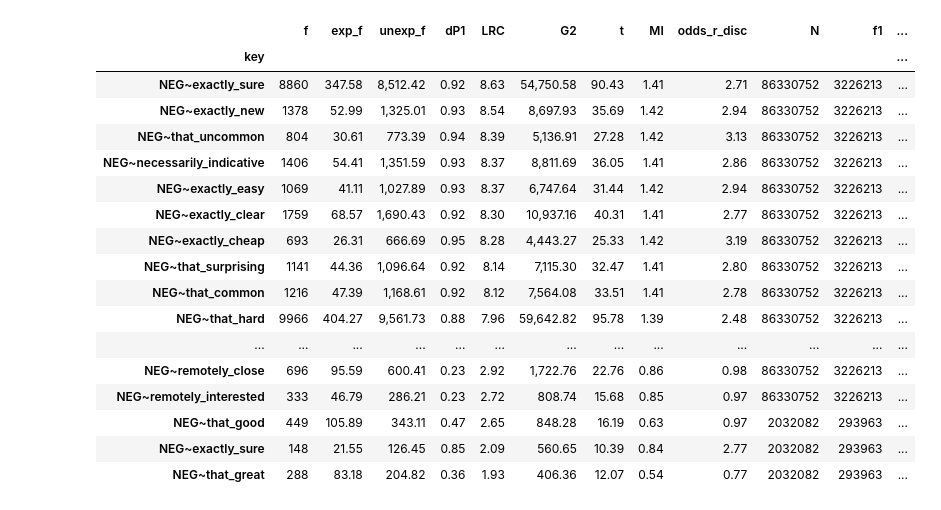
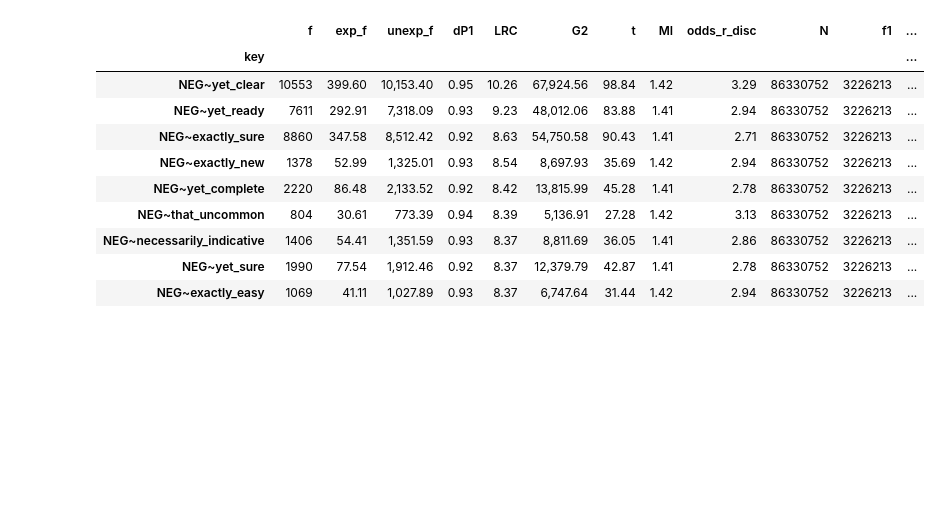
Before and after one commit to AndreaTheLinguist/sanpi, a Jupyter notebook: notebooks/top_NEGadv_bigram-polarity.ipynb, the cells around one changed output. Cells and saved outputs as stored; diff of their text form; code cells hidden in the pictures; blank space fills up the shorter version.

```diff
--- a/notebooks/top_NEGadv_bigram-polarity.ipynb
+++ b/notebooks/top_NEGadv_bigram-polarity.ipynb
@@ -3,18 +3,30 @@ from pathlib import Path
 
 import pandas as pd
 
+from source.utils import POST_PROC_DIR, print_md_table
+from source.utils.associate import AM_DF_DIR, TOP_AM_DIR, adjust_assoc_columns
+from source.utils.general import PKL_SUFF, confirm_dir, timestamp_today
 from source.utils.sample import sample_pickle as sp
-from source.utils.associate import AM_DF_DIR, TOP_AM_DIR, adjust_assoc_columns
-from source.utils import POST_PROC_DIR
 
-K = 5
-DATE='2024-05-15'
+K = 9
+DATE = timestamp_today()
 FOCUS = adjust_assoc_columns(['f', 'E11', 'unexpected_f', 'unexpected_abs_sqrt',
-         'am_p1_given2', 'conservative_log_ratio',
-         'am_log_likelihood', 't_score',
-         'mutual_information', 'am_odds_ratio_disc',
-         'N', 'f1', 'f2', 'l1', 'l2'])
-NEG_HITS_PATH = POST_PROC_DIR.joinpath('RBdirect/trigger-bigrams_thr0-001p.35f.pkl.gz')
-ALL_HITS_SAMPLE = TOP_AM_DIR.joinpath('top8adv_sample-5-hit-tables_2024-05-13.pkl.gz')
+                              'am_p1_given2', 'conservative_log_ratio',
+                              'am_log_likelihood', 't_score',
+                              'mutual_information', 'am_odds_ratio_disc',
+                              'N', 'f1', 'f2', 'l1', 'l2'])
 pd.set_option("display.float_format", '{:,.2f}'.format)
 pd.set_option("display.max_colwidth", 80)
+
+NEG_HITS_PATH = POST_PROC_DIR.joinpath(
+    'RBdirect/trigger-bigrams_thr0-001p.35f.pkl.gz')
+adv_am = []
+while not any(adv_am):
+    try:
+        adv_am = pd.read_csv(
+            TOP_AM_DIR / f'Top{K}_NEG-ADV_combined.35f-7c_{DATE}.csv').set_index('adv')
+    except FileNotFoundError:
+        DATE = DATE[:-1]+str(int(DATE[-1])-1)
+
+ALL_HITS_SAMPLE = TOP_AM_DIR.joinpath(
+    f'top{K}adv_sample-{K}-hit-tables_{DATE}.pkl.gz')
@@ -37,23 +53,16 @@ adv_am
 # %%
 load_path = TOP_AM_DIR / f'Top{K}_NEG-ADV_top-bigrams.{DATE}.csv'
 bigram_am = pd.read_csv(load_path).set_index('key')
-bigram_am
+bigram_am.nlargest(K, 'LRC')
 # %% [output]
 |  | f | exp_f | unexp_f | dP1 | LRC | G2 | t | MI | odds_r_disc | N | f1 | ... |
 | key |  |  |  |  |  |  |  |  |  |  |  | ... |
+| NEG~yet_clear | 10553 | 399.60 | 10,153.40 | 0.95 | 10.26 | 67,924.56 | 98.84 | 1.42 | 3.29 | 86330752 | 3226213 | ... |
+| NEG~yet_ready | 7611 | 292.91 | 7,318.09 | 0.93 | 9.23 | 48,012.06 | 83.88 | 1.41 | 2.94 | 86330752 | 3226213 | ... |
 | NEG~exactly_sure | 8860 | 347.58 | 8,512.42 | 0.92 | 8.63 | 54,750.58 | 90.43 | 1.41 | 2.71 | 86330752 | 3226213 | ... |
 | NEG~exactly_new | 1378 | 52.99 | 1,325.01 | 0.93 | 8.54 | 8,697.93 | 35.69 | 1.42 | 2.94 | 86330752 | 3226213 | ... |
+| NEG~yet_complete | 2220 | 86.48 | 2,133.52 | 0.92 | 8.42 | 13,815.99 | 45.28 | 1.41 | 2.78 | 86330752 | 3226213 | ... |
 | NEG~that_uncommon | 804 | 30.61 | 773.39 | 0.94 | 8.39 | 5,136.91 | 27.28 | 1.42 | 3.13 | 86330752 | 3226213 | ... |
 | NEG~necessarily_indicative | 1406 | 54.41 | 1,351.59 | 0.93 | 8.37 | 8,811.69 | 36.05 | 1.41 | 2.86 | 86330752 | 3226213 | ... |
+| NEG~yet_sure | 1990 | 77.54 | 1,912.46 | 0.92 | 8.37 | 12,379.79 | 42.87 | 1.41 | 2.78 | 86330752 | 3226213 | ... |
 | NEG~exactly_easy | 1069 | 41.11 | 1,027.89 | 0.93 | 8.37 | 6,747.64 | 31.44 | 1.42 | 2.94 | 86330752 | 3226213 | ... |
-| NEG~exactly_clear | 1759 | 68.57 | 1,690.43 | 0.92 | 8.30 | 10,937.16 | 40.31 | 1.41 | 2.77 | 86330752 | 3226213 | ... |
-| NEG~exactly_cheap | 693 | 26.31 | 666.69 | 0.95 | 8.28 | 4,443.27 | 25.33 | 1.42 | 3.19 | 86330752 | 3226213 | ... |
-| NEG~that_surprising | 1141 | 44.36 | 1,096.64 | 0.92 | 8.14 | 7,115.30 | 32.47 | 1.41 | 2.80 | 86330752 | 3226213 | ... |
-| NEG~that_common | 1216 | 47.39 | 1,168.61 | 0.92 | 8.12 | 7,564.08 | 33.51 | 1.41 | 2.78 | 86330752 | 3226213 | ... |
-| NEG~that_hard | 9966 | 404.27 | 9,561.73 | 0.88 | 7.96 | 59,642.82 | 95.78 | 1.39 | 2.48 | 86330752 | 3226213 | ... |
-| ... | ... | ... | ... | ... | ... | ... | ... | ... | ... | ... | ... | ... |
-| NEG~remotely_close | 696 | 95.59 | 600.41 | 0.23 | 2.92 | 1,722.76 | 22.76 | 0.86 | 0.98 | 86330752 | 3226213 | ... |
-| NEG~remotely_interested | 333 | 46.79 | 286.21 | 0.23 | 2.72 | 808.74 | 15.68 | 0.85 | 0.97 | 86330752 | 3226213 | ... |
-| NEG~that_good | 449 | 105.89 | 343.11 | 0.47 | 2.65 | 848.28 | 16.19 | 0.63 | 0.97 | 2032082 | 293963 | ... |
-| NEG~exactly_sure | 148 | 21.55 | 126.45 | 0.85 | 2.09 | 560.65 | 10.39 | 0.84 | 2.77 | 2032082 | 293963 | ... |
-| NEG~that_great | 288 | 83.18 | 204.82 | 0.36 | 1.93 | 406.36 | 12.07 | 0.54 | 0.77 | 2032082 | 293963 | ... |
```
Also changed, not shown: parts of 16 cells of this notebook, 4 other files.
